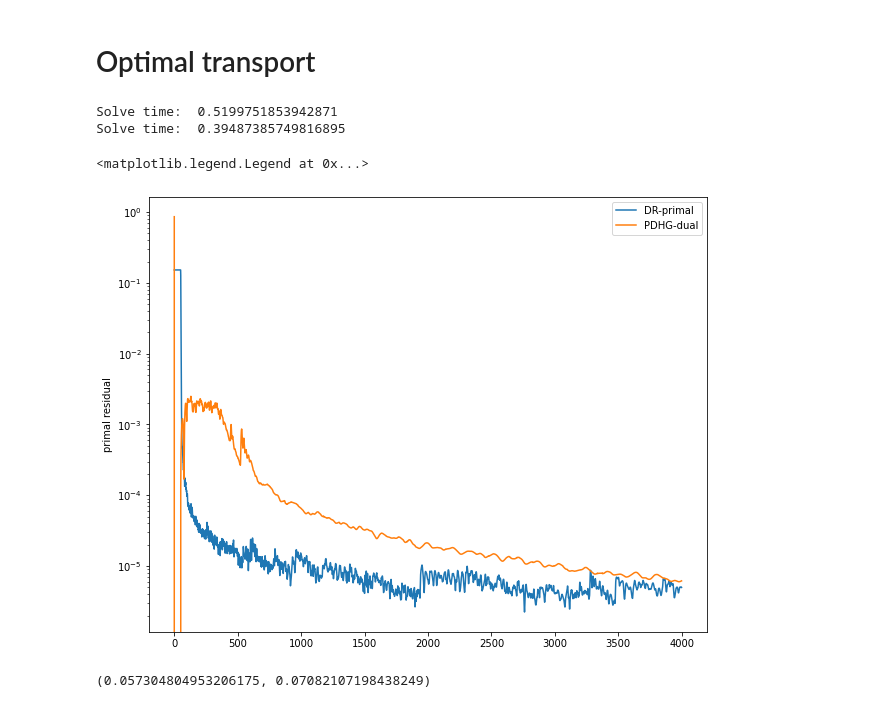
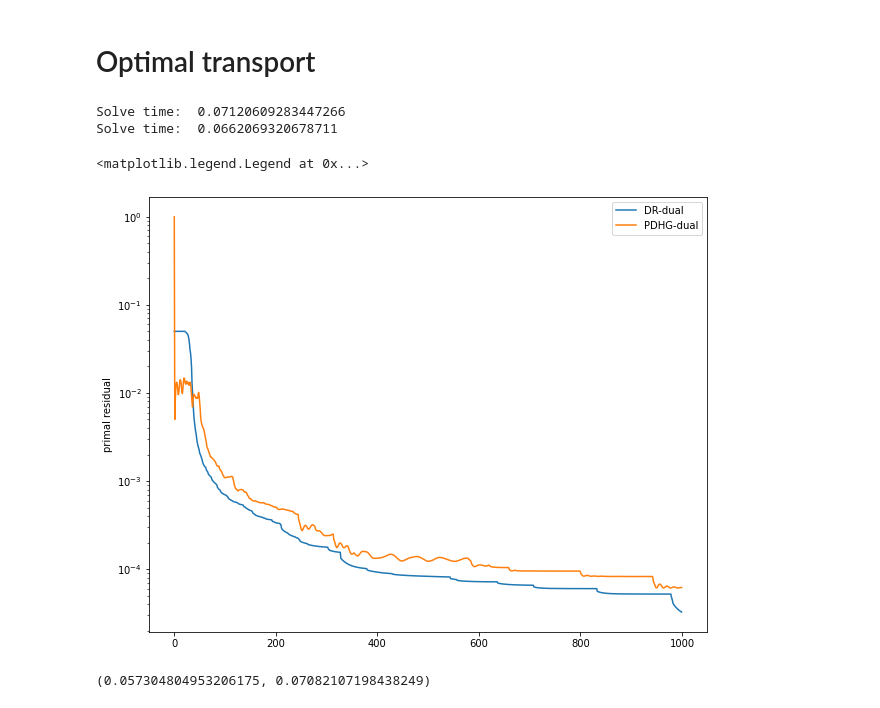
Before and after one commit to vienmai/drot, a Jupyter notebook: example/notebook.ipynb, the cells around one changed output. Cells and saved outputs as stored; diff of their text form; code cells hidden in the pictures.

```diff
--- a/example/notebook.ipynb
+++ b/example/notebook.ipynb
@@ -47,44 +50,44 @@ def two_dimensional_gaussian_ot(m, n):
 
     return m, n, C, p, q
 # %%
-max_iters = 4000
-step = 0.001
+max_iters = 1000
+step = 0.1
 
-m, n, C, p, q = two_dimensional_gaussian_ot(75, 101)
+m, n, C, p, q = two_dimensional_gaussian_ot(20, 20)
 x0 = np.ones((m, n), order='F') / n
 eta, tau = (1/(m+n))**0.5, (1/(m+n))**0.5
 
 assert C.flags['F_CONTIGUOUS']
 assert x0.flags['F_CONTIGUOUS']
 
 proxf = lambda x, stz: trace_nonnegative_prox(x, C, stz)
-proxg = lambda x: generalized_doubly_stochastic_matrices_projection(x, p, q)
+proxg = lambda x, stz: generalized_doubly_stochastic_matrices_projection(x, p, q)
 proxg_ = lambda x, y, stz: primal_dual_trace_nonnegative_prox(x, C, y, stz)
 proxh = lambda x, xnew, y, stz: primal_dual_linear_prox(x, xnew, y, p, q, stz)
 
-drout  = drot(x0, proxf, proxg, np.hstack((p,q)), max_iters, step=step, relaxation=1.5, compute_r_primal=True, compute_r_dual=True, adapt_stepsize=False, fixed_restart=True, milestones=[100, 500, 1000])
+drout  = drot(x0, proxf, proxg, np.hstack((p,q)), max_iters, step=step, relaxation=1.5, compute_r_primal=True, compute_r_dual=True, adapt_stepsize=False, fixed_restart=True, milestones=[100, 500, 1000], eps_abs=1e-10, eps_rel=1e-10)
 cpout  = PDHG(x0, proxg_, proxh, max_iters, eta=eta, tau=tau, relaxation=1.0)
 
 xopt = drout["sol"]
 xopt_cp = cpout["sol"]
 
 plt.figure(1, figsize=(10,8))
-plt.plot(range(drout["num_iters"]), [r for r in drout['primal']], label='DR-primal')
-# plt.plot(range(drout["num_iters"]), [r for r in drout['dual']], label='DR-dual')
+# plt.plot(range(drout["num_iters"]), [r for r in drout['primal']], label='DR-primal')
+plt.plot(range(drout["num_iters"]), [r for r in drout['dual']], label='DR-dual')
 plt.ylabel("primal residual")
 plt.yscale('log')
 plt.legend()
 
 # plt.figure(2, figsize=(10,8))
 plt.plot(range(cpout["num_iters"]), [r for r in cpout['dual']], label='PDHG-dual')
 # plt.ylabel("primal residual")
 plt.yscale('log')
 plt.legend()
 # %% [output]
-Solve time:  0.5199751853942871
-Solve time:  0.39487385749816895
+Solve time:  0.07120609283447266
+Solve time:  0.0662069320678711
 <matplotlib.legend.Legend at 0x...>
-[figure, old version]
+[figure, new version]
 # %%
 C_ = C.copy()
 G0 = ot.emd(p, q, C_)
```
Also changed, not shown: parts of 11 cells of this notebook.
